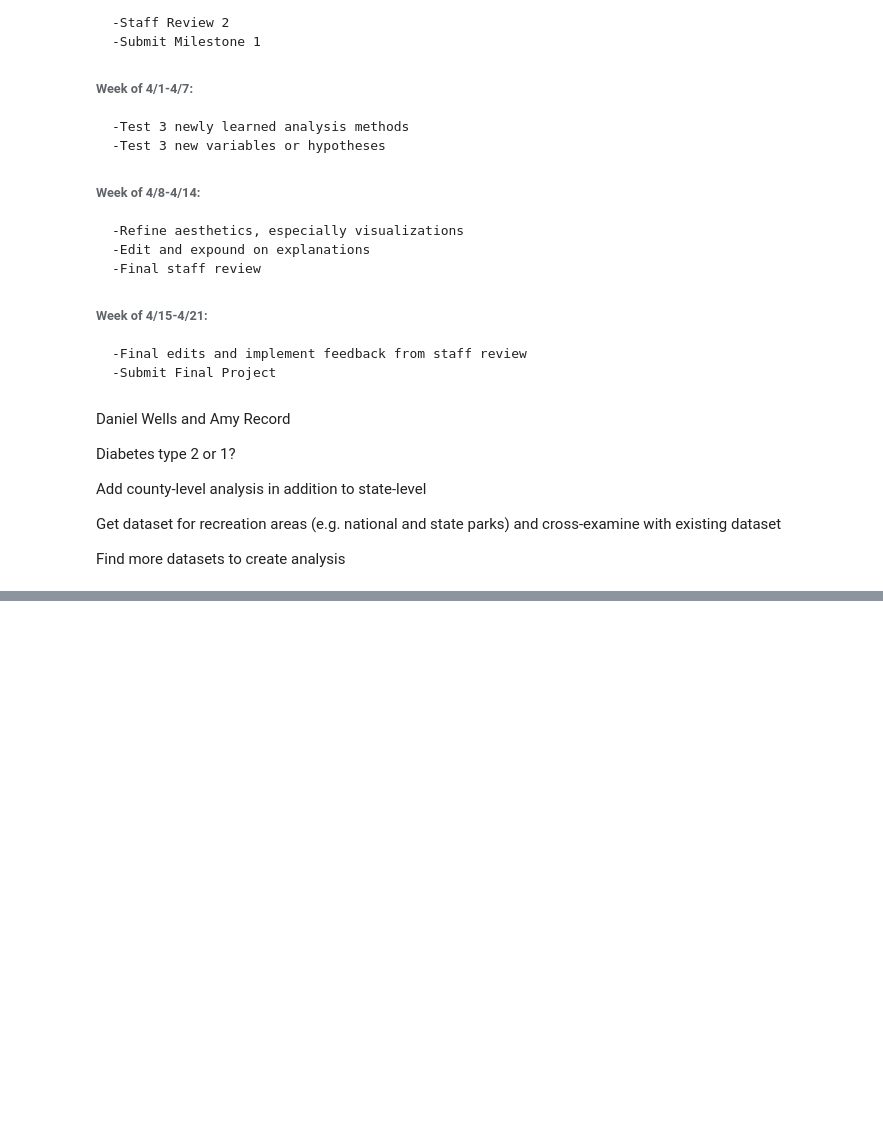
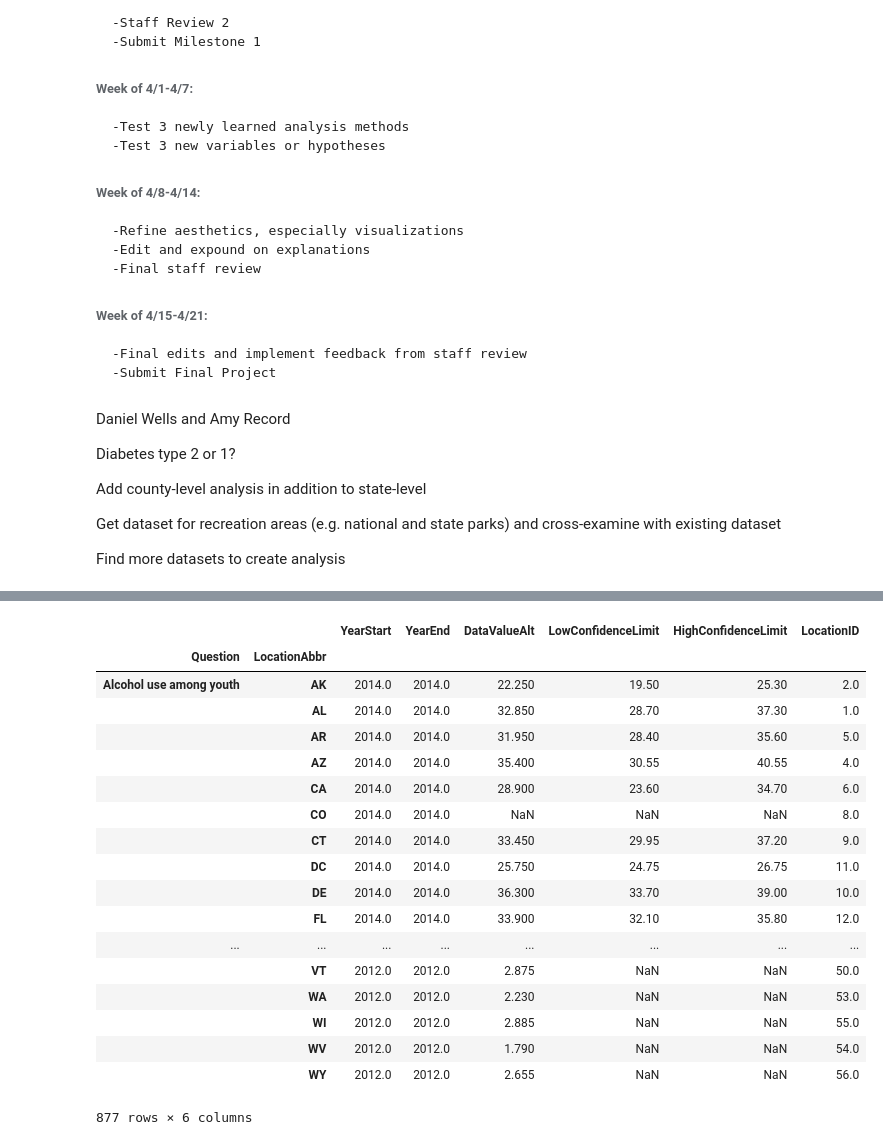
Before and after one commit to kwood16/US-CDI, a Jupyter notebook: Project Proposal.ipynb, the cells around one changed output, grey strips where cells are left out. Drawn from its saved outputs; the diff is of its cells as text; code cells hidden in the pictures; blank space fills up the shorter version.

```diff
--- a/Project Proposal.ipynb
+++ b/Project Proposal.ipynb
@@ -181,0 +210,22 @@ Find more datasets to create analysis
+# %%
+alcohol_df.groupby(['Question', 'LocationAbbr']).mean()
+# %% [output]
+|  |  | YearStart | YearEnd | DataValueAlt | LowConfidenceLimit | HighConfidenceLimit | LocationID |
+| Question | LocationAbbr |  |  |  |  |  |  |
+| Alcohol use among youth | AK | 2014.0 | 2014.0 | 22.250 | 19.50 | 25.30 | 2.0 |
+|  | AL | 2014.0 | 2014.0 | 32.850 | 28.70 | 37.30 | 1.0 |
+|  | AR | 2014.0 | 2014.0 | 31.950 | 28.40 | 35.60 | 5.0 |
+|  | AZ | 2014.0 | 2014.0 | 35.400 | 30.55 | 40.55 | 4.0 |
+|  | CA | 2014.0 | 2014.0 | 28.900 | 23.60 | 34.70 | 6.0 |
+|  | CO | 2014.0 | 2014.0 | NaN | NaN | NaN | 8.0 |
+|  | CT | 2014.0 | 2014.0 | 33.450 | 29.95 | 37.20 | 9.0 |
+|  | DC | 2014.0 | 2014.0 | 25.750 | 24.75 | 26.75 | 11.0 |
+|  | DE | 2014.0 | 2014.0 | 36.300 | 33.70 | 39.00 | 10.0 |
+|  | FL | 2014.0 | 2014.0 | 33.900 | 32.10 | 35.80 | 12.0 |
+| ... | ... | ... | ... | ... | ... | ... | ... |
+|  | VT | 2012.0 | 2012.0 | 2.875 | NaN | NaN | 50.0 |
+|  | WA | 2012.0 | 2012.0 | 2.230 | NaN | NaN | 53.0 |
+|  | WI | 2012.0 | 2012.0 | 2.885 | NaN | NaN | 55.0 |
+|  | WV | 2012.0 | 2012.0 | 1.790 | NaN | NaN | 54.0 |
+|  | WY | 2012.0 | 2012.0 | 2.655 | NaN | NaN | 56.0 |
+877 rows × 6 columns
```
Also changed, not shown: parts of 10 cells of this notebook.
